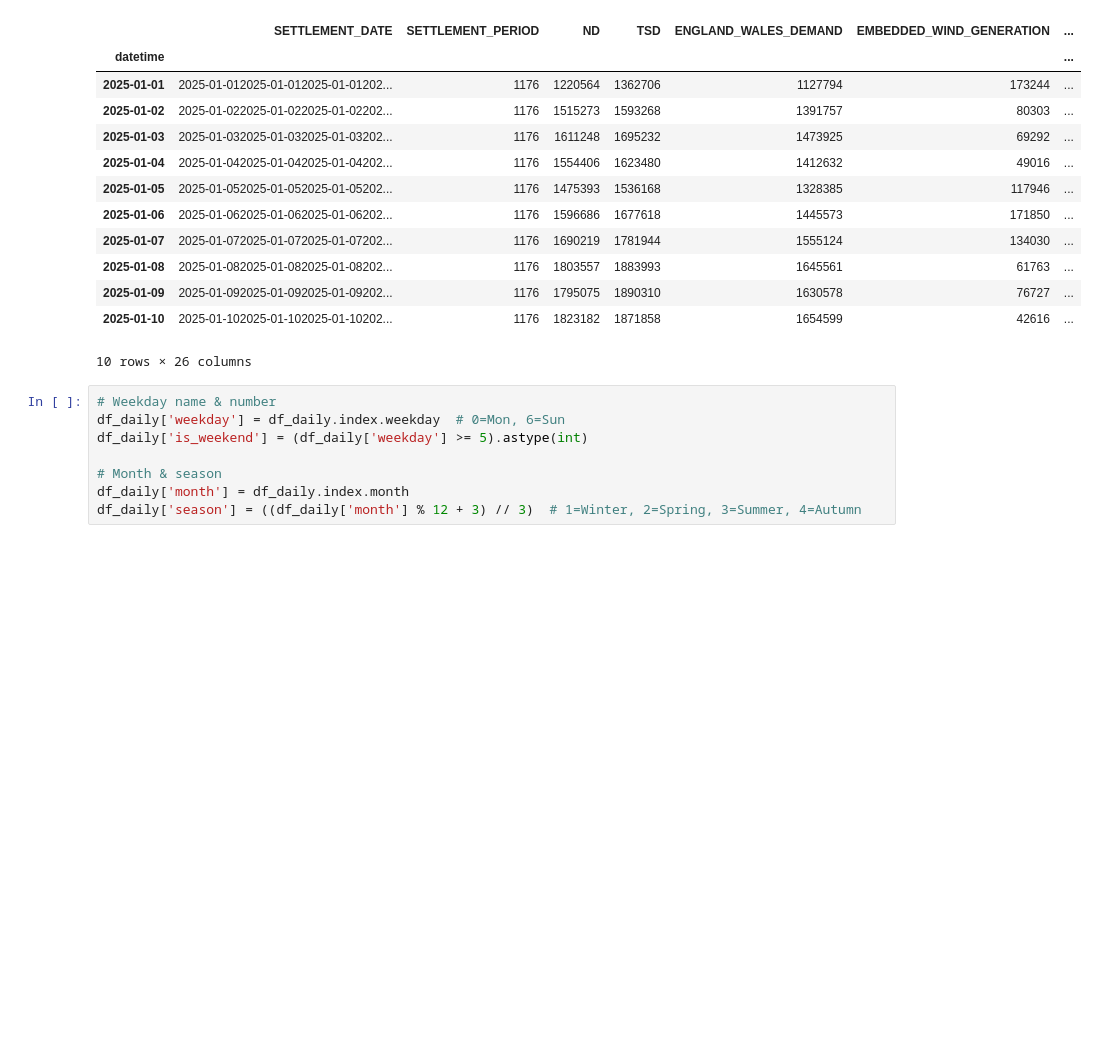
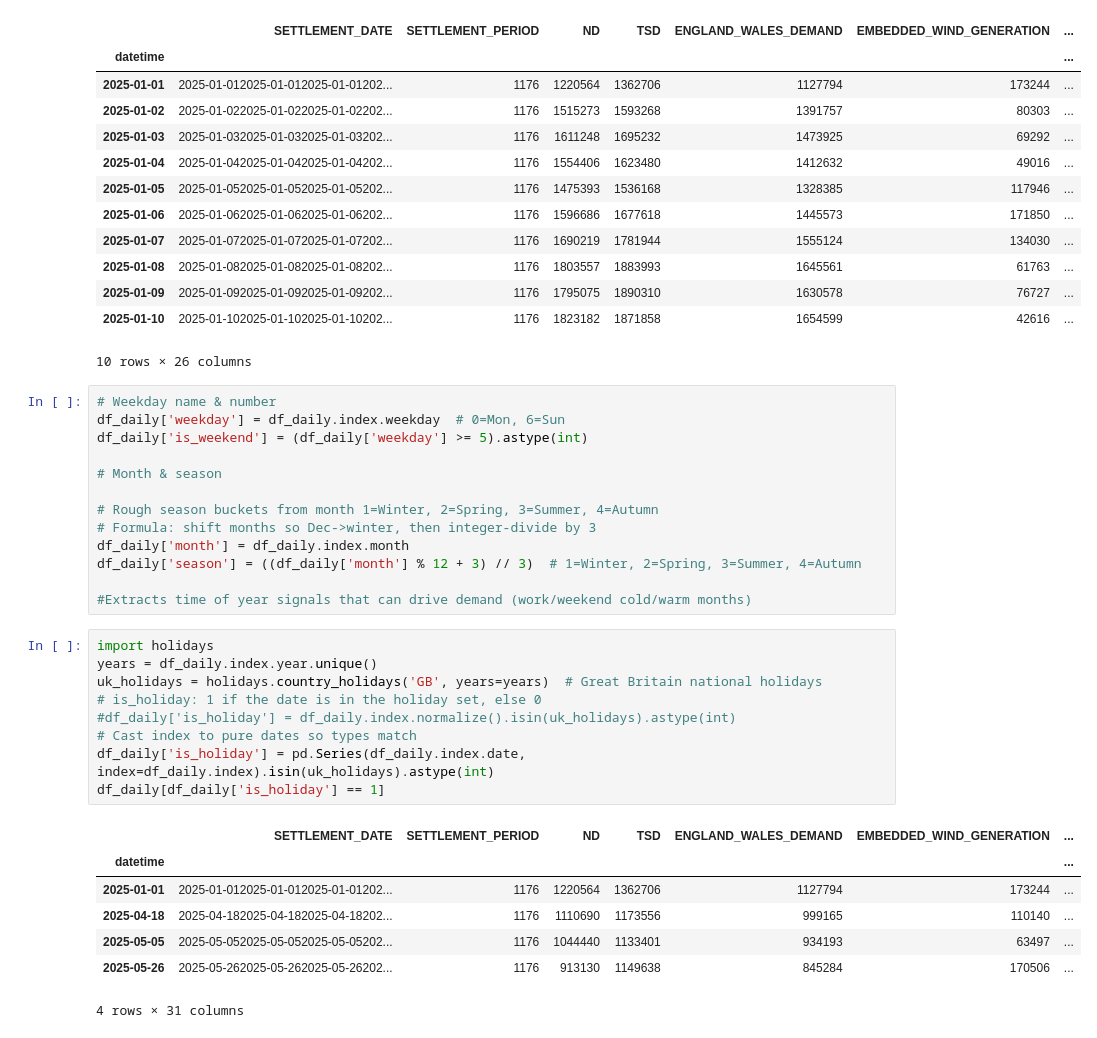
Before and after one commit to SunchokePasta/time-series-forecasting, a Jupyter notebook: time-series-forecasting/notebooks/Untitled.ipynb, the cells around one changed output. Cells and saved outputs as stored; diff of their text form; blank space fills up the shorter version.

Commit message:
Features: calendar (weekday/weekend/month/season {

```diff
--- a/time-series-forecasting/notebooks/Untitled.ipynb
+++ b/time-series-forecasting/notebooks/Untitled.ipynb
@@ -121,5 +121,27 @@ df_daily['weekday'] = df_daily.index.weekday  # 0=Mon, 6=Sun
 df_daily['is_weekend'] = (df_daily['weekday'] >= 5).astype(int)
 
 # Month & season
+
+# Rough season buckets from month 1=Winter, 2=Spring, 3=Summer, 4=Autumn
+# Formula: shift months so Dec->winter, then integer-divide by 3
 df_daily['month'] = df_daily.index.month
 df_daily['season'] = ((df_daily['month'] % 12 + 3) // 3)  # 1=Winter, 2=Spring, 3=Summer, 4=Autumn
+
+#Extracts time of year signals that can drive demand (work/weekend cold/warm months)
+# %%
+import holidays
+years = df_daily.index.year.unique()
+uk_holidays = holidays.country_holidays('GB', years=years)  # Great Britain national holidays
+# is_holiday: 1 if the date is in the holiday set, else 0
+#df_daily['is_holiday'] = df_daily.index.normalize().isin(uk_holidays).astype(int)
+# Cast index to pure dates so types match
+df_daily['is_holiday'] = pd.Series(df_daily.index.date, index=df_daily.index).isin(uk_holidays).astype(int)
+df_daily[df_daily['is_holiday'] == 1]
+# %% [output]
+|  | SETTLEMENT_DATE | SETTLEMENT_PERIOD | ND | TSD | ENGLAND_WALES_DEMAND | EMBEDDED_WIND_GENERATION | ... |
+| datetime |  |  |  |  |  |  | ... |
+| 2025-01-01 | 2025-01-012025-01-012025-01-01202... | 1176 | 1220564 | 1362706 | 1127794 | 173244 | ... |
+| 2025-04-18 | 2025-04-182025-04-182025-04-18202... | 1176 | 1110690 | 1173556 | 999165 | 110140 | ... |
+| 2025-05-05 | 2025-05-052025-05-052025-05-05202... | 1176 | 1044440 | 1133401 | 934193 | 63497 | ... |
+| 2025-05-26 | 2025-05-262025-05-262025-05-26202... | 1176 | 913130 | 1149638 | 845284 | 170506 | ... |
+4 rows × 31 columns
```
Also changed, not shown: parts of 1 cell of this notebook.
